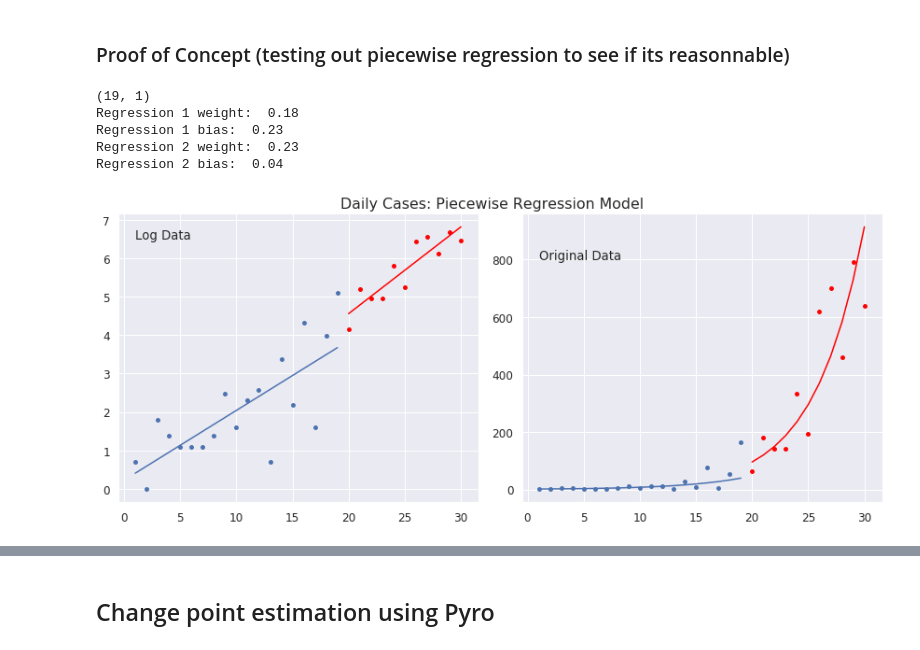
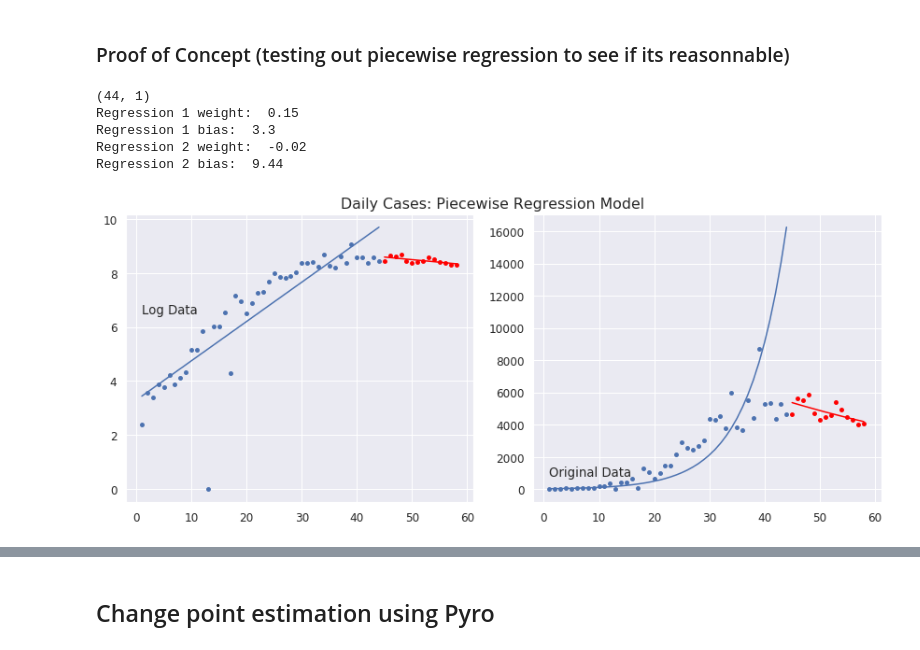
Before and after one commit to zeliangwang/COVID-19, a Jupyter notebook: case_change_detection.ipynb, the cells around one changed output, grey strips where cells are left out. Drawn from its saved outputs; the diff is of its cells as text; code cells hidden in the pictures.

```diff
--- a/case_change_detection.ipynb
+++ b/case_change_detection.ipynb
@@ -180,6 +185,7 @@ print(df_uk.loc[0, 'date'], df_uk.loc[df_uk.index[-1], 'date'], df_uk['date'].sh
 uk_start = "2020-03-03" # 51 confirmed
 df_uk = df_uk[df_uk.date >= uk_start].reset_index(drop = True)
 df_uk["days_since_start"] = np.arange(df_uk.shape[0]) + 1
+df_uk_tmp = df_uk[df_uk.date < '2020-04-30']
 
 # US
 us_start = "2020-02-26" # 57 confirmed cases
@@ -190,11 +196,17 @@ df_us["days_since_start"] = np.arange(df_us.shape[0]) + 1
 ca_start = "2020-02-27" # 13 confirmed cases
 df_ca = df_ca[df_ca.date >= ca_start].reset_index(drop = True)
 df_ca["days_since_start"] = np.arange(df_ca.shape[0]) + 1
-print(df_ca.shape)
+# print(df_ca.shape)
 
 df_ca_tmp = df_ca[df_ca.date < '2020-03-28']
-print(df_ca_tmp.shape)
+# print(df_ca_tmp.shape)
 
+######################################################################
 # variable for data to easily swap it out:
-country_ = "Canada (Before March 28th)"
-reg_data = df_ca_tmp.copy()
+
+# country_ = "Canada (Before March 28th)"
+# reg_data = df_ca_tmp.copy()
+
+country_ = "UK"
+reg_data = df_uk_tmp.copy()
+#####################################################################
@@ -215,0 +239,5 @@ reg_data.head()
+# %%
+reg_data.loc[reg_data.date=='2020-03-12', 'daily_confirmed'] = 171
+reg_data.loc[reg_data.date=='2020-03-13', 'daily_confirmed'] = 172
+
+reg_data.head(20)
@@ -217,7 +285,7 @@ reg_data.head()
 ### Proof of Concept (testing out piecewise regression to see if its reasonnable)
 # %%
 # just choose a random point to split on. difference here is that we have a closed form solution
-_date = 20
+_date = 45
 
 # piece 1
 df = reg_data[reg_data.days_since_start < _date]
@@ -236,36 +304,36 @@ x2 = np.array(df2["days_since_start"]).reshape(-1, 1) # predictor is the day num
 y2 = np.log(np.array(df2["daily_confirmed"]).reshape(-1, 1)) # response is the number of confirmed cases
 
 reg2 = LinearRegression()
 _ = reg2.fit(x2, y2)
 print("Regression 2 weight: ", round(reg2.coef_[0][0], 2))
 print("Regression 2 bias: ", round(reg2.intercept_[0], 2))
 
 # plot data:
 fig, ax = plt.subplots(nrows=1, ncols=2, figsize=(12, 5))
 
 # log regression model
 ax[0].scatter(x, y, s = 15)
 ax[0].scatter(x2, y2, s = 15, color = "red")
 ax[0].plot(x, x*reg.coef_[0][0] + reg.intercept_)
 ax[0].plot(x2, x2*reg2.coef_[0][0] + reg2.intercept_, color = "red")
 # ax[0].set(title = "Daily Cases: Piecewise Regression Model - Log Data")
 ax[0].text(1, 6.5, 'Log Data')
 
 ax[1].scatter(x, np.exp(y), s = 15)
 ax[1].scatter(x2, np.exp(y2), s = 15, color = "red")
 ax[1].plot(x, np.exp(x*reg.coef_[0][0] + reg.intercept_))
 ax[1].plot(x2, np.exp(x2*reg2.coef_[0][0] + reg2.intercept_), color = "red")
 # ax[1].set(title = "Daily Cases: Piecewise Regression Model - Original Data")
 ax[1].text(1, 800, 'Original Data')
 
 fig.suptitle("Daily Cases: Piecewise Regression Model", y=1.01)
 
 plt.tight_layout()
 plt.show()
 # %% [output]
-(19, 1)
-Regression 1 weight:  0.18
-Regression 1 bias:  0.23
-Regression 2 weight:  0.23
-Regression 2 bias:  0.04
+(44, 1)
+Regression 1 weight:  0.15
+Regression 1 bias:  3.3
+Regression 2 weight:  -0.02
+Regression 2 bias:  9.44
-[figure, old version]
+[figure, new version]
```
Also changed, not shown: parts of 24 cells of this notebook.
